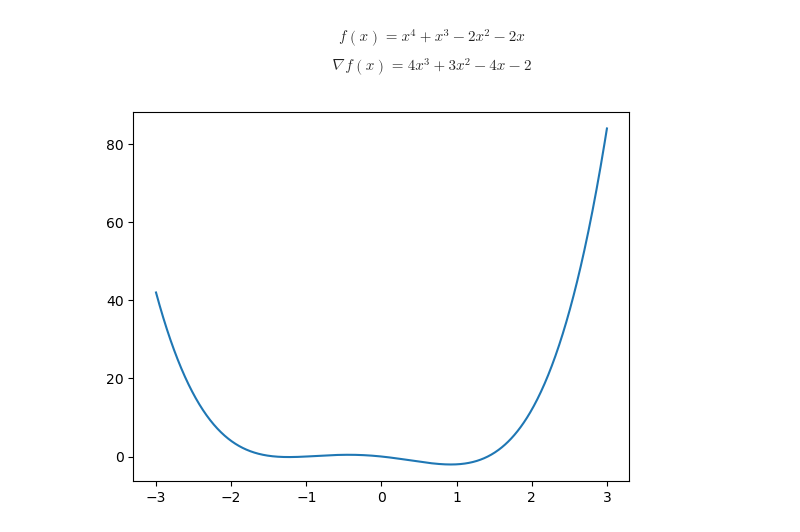
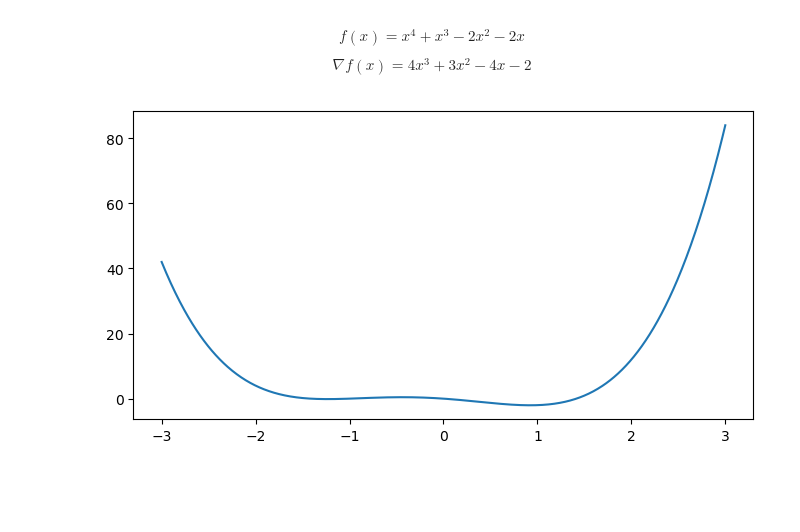
Before and after one commit to NotXia/unibo-smm-homework, a Jupyter notebook: homework3/1_gd.ipynb, the cells around one changed output. Cells and saved outputs as stored; diff of their text form; code cells hidden in the pictures; blank space fills up the shorter version.

```diff
--- a/homework3/1_gd.ipynb
+++ b/homework3/1_gd.ipynb
@@ -453,8 +451,11 @@ f, grad_f, x_true, in_size = testCase5()
 # %%
+f, grad_f, x_true, in_size = testCase5()
+
 x_axis = np.linspace(-3, 3, 1000)
 y_axis = f(x_axis)
+plt.figure(figsize=(8, 4))
 plt.plot(x_axis, y_axis)
 plt.show()
 # %% [output]
-[figure, old version]
+[figure, new version]
 # %%
```
Also changed, not shown: parts of 15 cells of this notebook, 6 other files.
